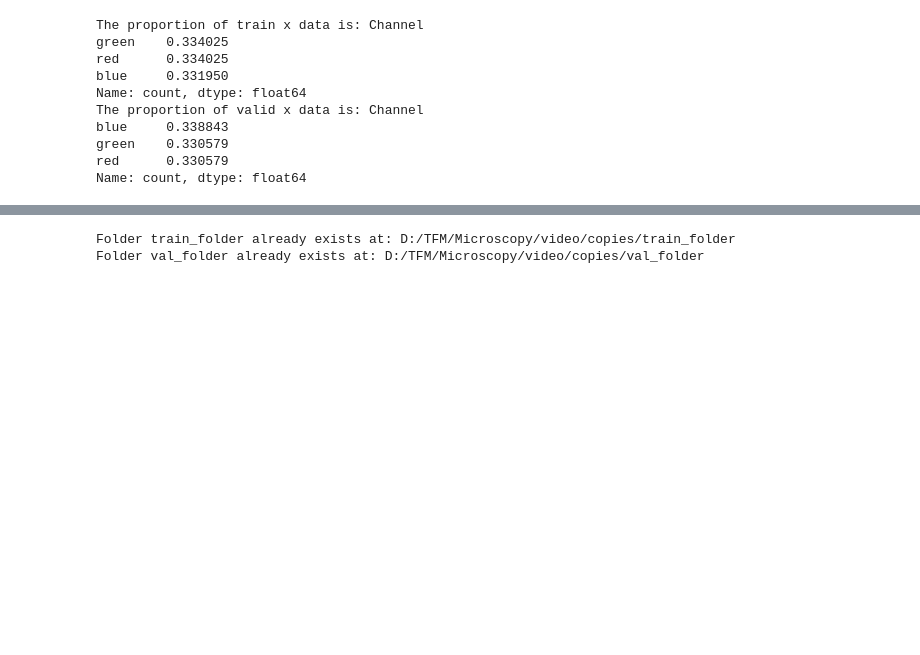
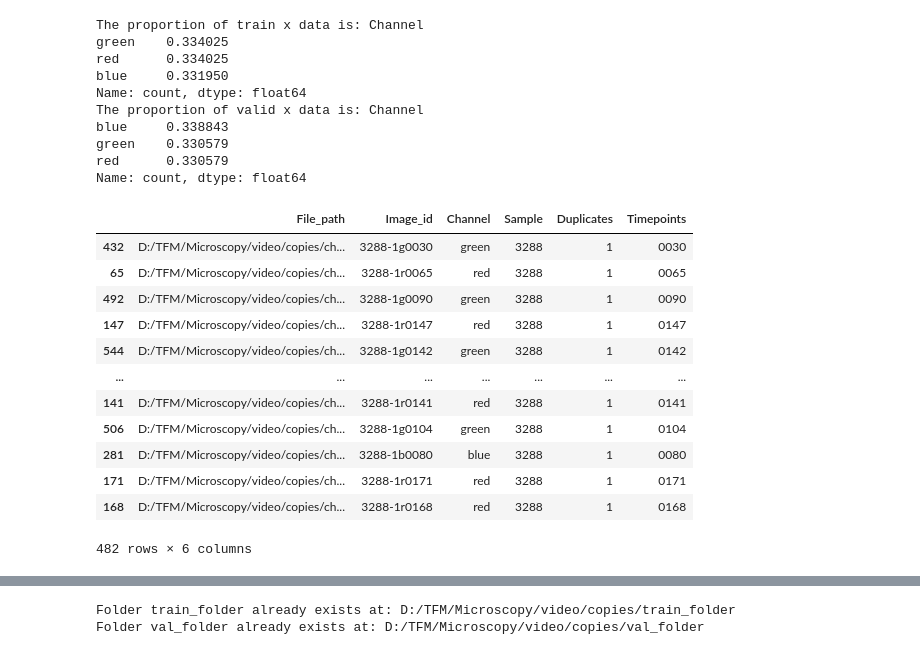
Before and after one commit to sarabenitezinglott/TFM, a Jupyter notebook: Microscopy/preprocess_df.ipynb, the cells around one changed output, grey strips where cells are left out. Saved outputs shown, nothing was run; the diff lists cells and outputs as text; code cells hidden in the pictures; blank space fills up the shorter version.

```diff
--- a/Microscopy/preprocess_df.ipynb
+++ b/Microscopy/preprocess_df.ipynb
@@ -55,3 +59,19 @@ blue     0.338843
 green    0.330579
 red      0.330579
 Name: count, dtype: float64
+# %%
+train_x
+# %% [output]
+|  | File_path | Image_id | Channel | Sample | Duplicates | Timepoints |
+| 432 | D:/TFM/Microscopy/video/copies/ch... | 3288-1g0030 | green | 3288 | 1 | 0030 |
+| 65 | D:/TFM/Microscopy/video/copies/ch... | 3288-1r0065 | red | 3288 | 1 | 0065 |
+| 492 | D:/TFM/Microscopy/video/copies/ch... | 3288-1g0090 | green | 3288 | 1 | 0090 |
+| 147 | D:/TFM/Microscopy/video/copies/ch... | 3288-1r0147 | red | 3288 | 1 | 0147 |
+| 544 | D:/TFM/Microscopy/video/copies/ch... | 3288-1g0142 | green | 3288 | 1 | 0142 |
+| ... | ... | ... | ... | ... | ... | ... |
+| 141 | D:/TFM/Microscopy/video/copies/ch... | 3288-1r0141 | red | 3288 | 1 | 0141 |
+| 506 | D:/TFM/Microscopy/video/copies/ch... | 3288-1g0104 | green | 3288 | 1 | 0104 |
+| 281 | D:/TFM/Microscopy/video/copies/ch... | 3288-1b0080 | blue | 3288 | 1 | 0080 |
+| 171 | D:/TFM/Microscopy/video/copies/ch... | 3288-1r0171 | red | 3288 | 1 | 0171 |
+| 168 | D:/TFM/Microscopy/video/copies/ch... | 3288-1r0168 | red | 3288 | 1 | 0168 |
+482 rows × 6 columns
```
Also changed, not shown: parts of 6 cells of this notebook, 3 other files.
